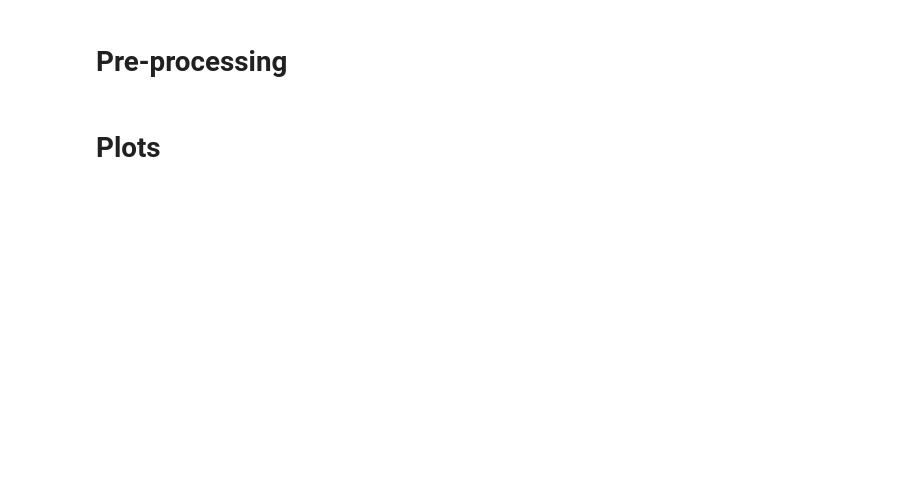
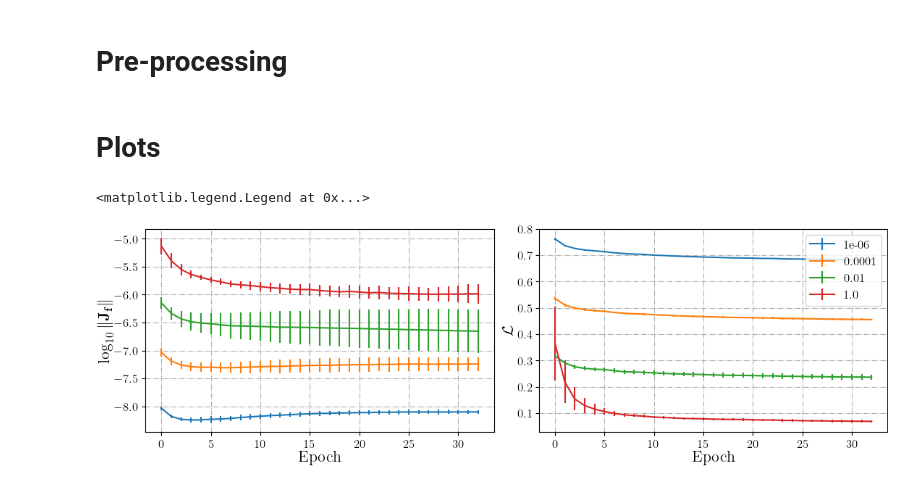
Before and after one commit to rpatrik96/vae-sam, a Jupyter notebook: analysis/figures.ipynb, the cells around one changed output. Saved outputs shown, nothing was run; the diff lists cells and outputs as text; code cells hidden in the pictures; blank space fills up the shorter version.

Commit message:
figures for loss and grad norm

```diff
--- a/analysis/figures.ipynb
+++ b/analysis/figures.ipynb
@@ -70,4 +114,8 @@ array([[9.20854677e-09, 6.72012301e-09, 6.08861101e-09, ...,
 # %% [markdown]
 # Pre-processing
+# %%
+enc_vars = df_fix_enc_var.enc_var.unique()
+scale_enc_var = {var: fix_enc_val_scale_inv[df_fix_enc_var.enc_var == var] for var in enc_vars}
+loss_enc_var = {var: fix_enc_val_loss[df_fix_enc_var.enc_var == var] for var in enc_vars}
 # %% [markdown]
 # Plots
@@ -128,0 +122,42 @@ plt.savefig("dsprites_mcc_cima.svg")
+# %%
+LABELPAD = 1
+TICK_PADDING = 2
+COLORS = ["tab:blue","tab:orange","tab:green","tab:red"]
+
+fig = plt.figure(figsize=figsizes.neurips2022(nrows=1, ncols=2, rel_width=2)['figure.figsize'])
+
+"""Loss and inv scale"""
+ax = fig.add_subplot(121)
+ax.grid(True, which="both", ls="-.")
+
+
+
+for (var, inv_scale), color in zip(scale_enc_var.items(), COLORS):
+    ax.errorbar(range(len(inv_scale[0])), np.log10(inv_scale).mean(0), np.log10(inv_scale).std(0), c=color, label=str(var))
+
+ax.set_xlabel("Epoch", labelpad=LABELPAD)
+ax.set_ylabel("$\log_{10}\Vert\mathrm{\mathbf{J}}_{\mathbf{f}}\Vert$", labelpad=LABELPAD)
+
+ax = fig.add_subplot(122)
+ax.grid(True, which="both", ls="-.")
+
+for (var, loss), color in zip(loss_enc_var.items(), COLORS):
+    ax.errorbar(range(len(loss[0])), loss.mean(0), loss.std(0), c=color, label=str(var))
+
+ax.set_xlabel("Epoch", labelpad=LABELPAD)
+ax.set_ylabel("$\mathcal{L}$", labelpad=LABELPAD)
+
+"""todo: fix xlabels (I can save the step in analysis.py from the histories and use it as labels here"""
+
+
+
+# val_epoch_factor = 25
+# ax.set_xticklabels(range(0, min_len * val_epoch_factor, val_epoch_factor))
+# ax.grid(True, which="both", ls="-.")
+
+plt.legend(loc="upper right")
+
+# plt.savefig("dsprites_mcc_cima.svg")
+# %% [output]
+<matplotlib.legend.Legend at 0x...>
+[figure, added]
```
Also changed, not shown: parts of 7 cells of this notebook.
